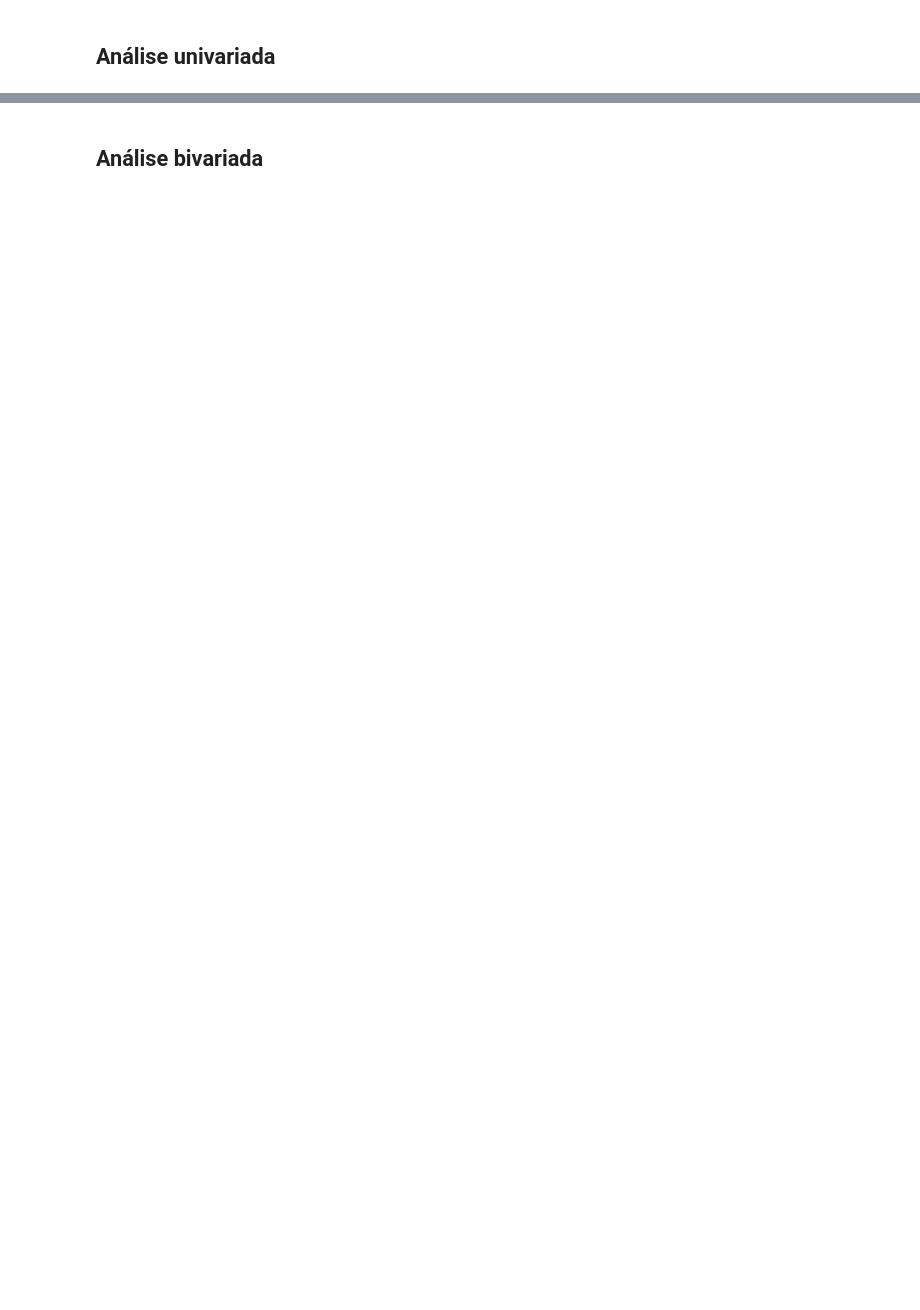
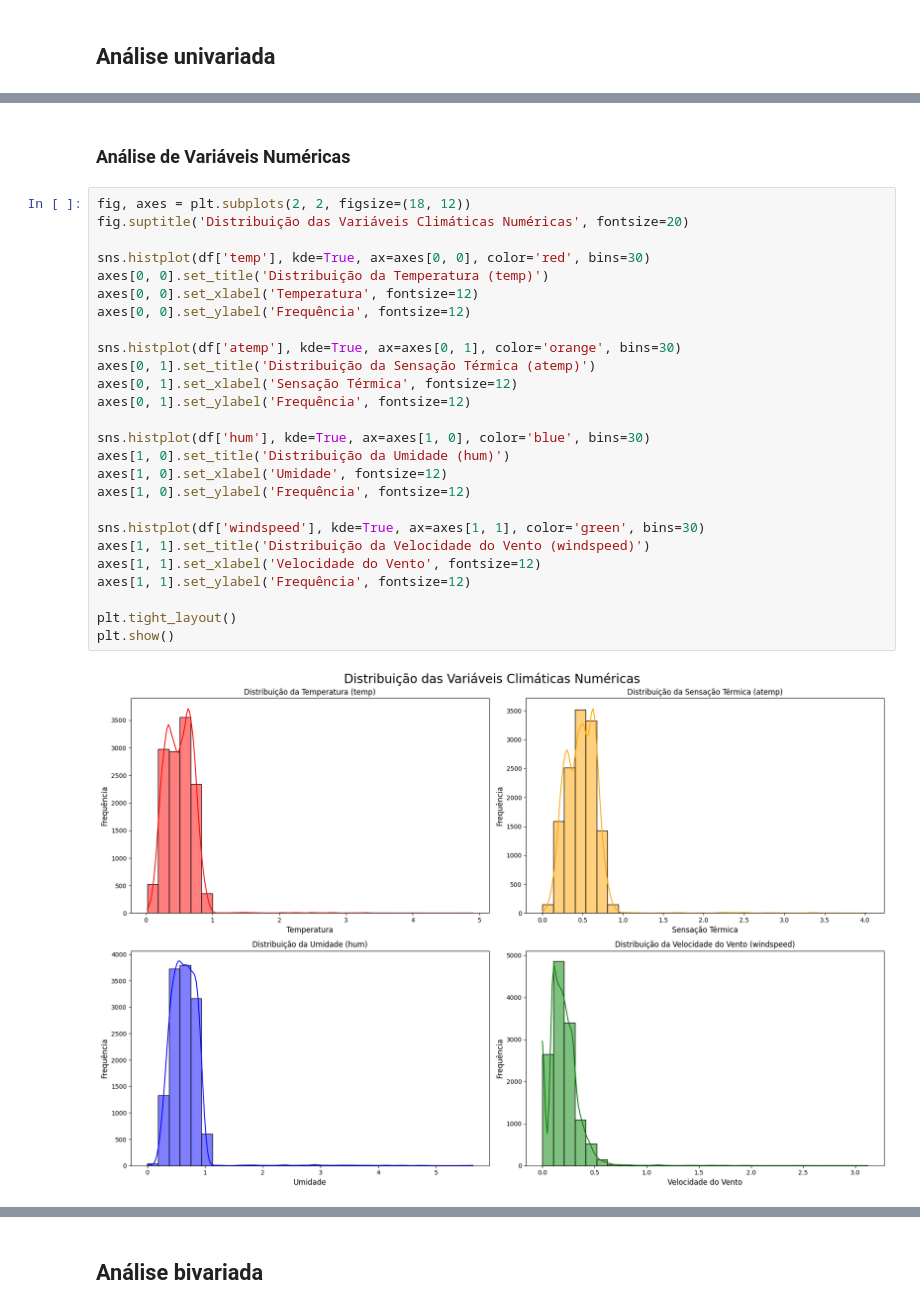
Before and after one commit to kelvinleandro/bike-demand-analysis, a Jupyter notebook: notebooks/01-exploratory-data-analysis.ipynb, the cells around one changed output, grey strips where cells are left out. Drawn from its saved outputs; the diff is of its cells as text; blank space fills up the shorter version.

```diff
--- a/notebooks/01-exploratory-data-analysis.ipynb
+++ b/notebooks/01-exploratory-data-analysis.ipynb
@@ -172,0 +254,30 @@ print(f"\nTamanho do DataFrame após a limpeza: {df.shape[0]} linhas")
+# %% [markdown]
+### Análise de Variáveis Numéricas
+# %%
+fig, axes = plt.subplots(2, 2, figsize=(18, 12))
+fig.suptitle('Distribuição das Variáveis Climáticas Numéricas', fontsize=20)
+
+sns.histplot(df['temp'], kde=True, ax=axes[0, 0], color='red', bins=30)
+axes[0, 0].set_title('Distribuição da Temperatura (temp)')
+axes[0, 0].set_xlabel('Temperatura', fontsize=12)
+axes[0, 0].set_ylabel('Frequência', fontsize=12)
+
+sns.histplot(df['atemp'], kde=True, ax=axes[0, 1], color='orange', bins=30)
+axes[0, 1].set_title('Distribuição da Sensação Térmica (atemp)')
+axes[0, 1].set_xlabel('Sensação Térmica', fontsize=12)
+axes[0, 1].set_ylabel('Frequência', fontsize=12)
+
+sns.histplot(df['hum'], kde=True, ax=axes[1, 0], color='blue', bins=30)
+axes[1, 0].set_title('Distribuição da Umidade (hum)')
+axes[1, 0].set_xlabel('Umidade', fontsize=12)
+axes[1, 0].set_ylabel('Frequência', fontsize=12)
+
+sns.histplot(df['windspeed'], kde=True, ax=axes[1, 1], color='green', bins=30)
+axes[1, 1].set_title('Distribuição da Velocidade do Vento (windspeed)')
+axes[1, 1].set_xlabel('Velocidade do Vento', fontsize=12)
+axes[1, 1].set_ylabel('Frequência', fontsize=12)
+
+plt.tight_layout()
+plt.show()
+# %% [output]
+[figure, added]
```
Also changed, not shown: parts of 19 cells of this notebook, 1 other file.
